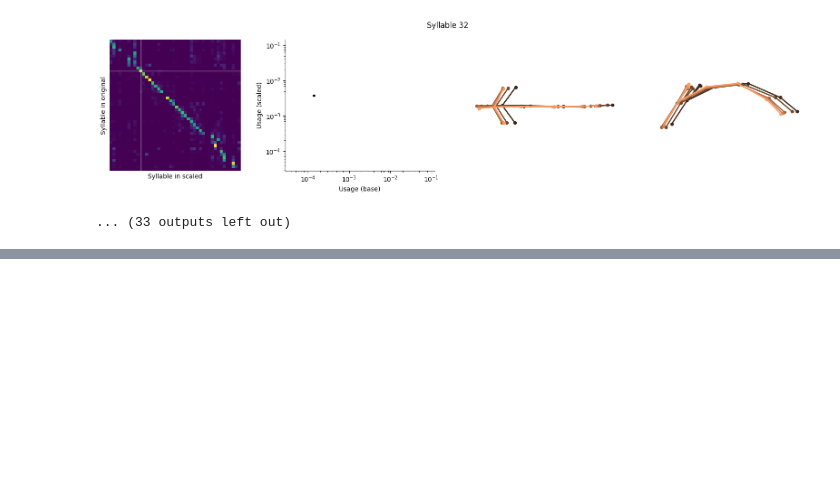
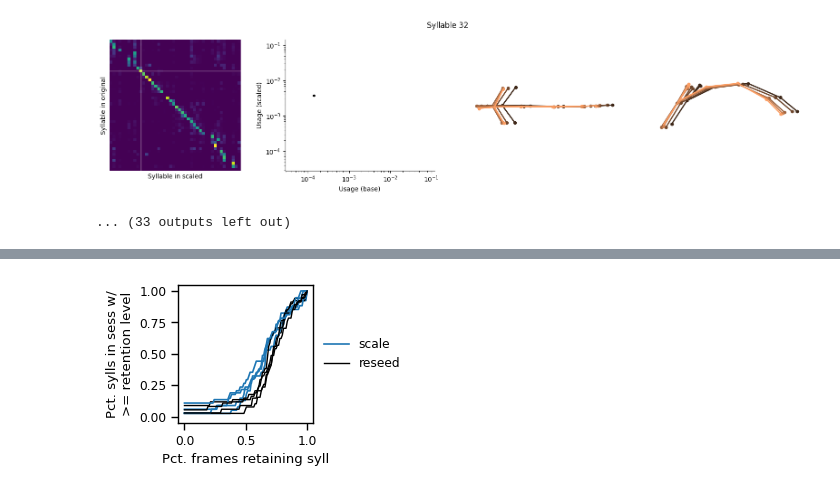
Before and after one commit to kaijfox/kpsn-moseq, a Jupyter notebook: notebooks/kpms_dilation_analysis.ipynb, the cells around one changed output, grey strips where cells are left out. Saved outputs shown, nothing was run; the diff lists cells and outputs as text; code cells hidden in the pictures; blank space fills up the shorter version.

```diff
--- a/notebooks/kpms_dilation_analysis.ipynb
+++ b/notebooks/kpms_dilation_analysis.ipynb
@@ -380,0 +452,21 @@ Reloading 'keypoint_moseq.util'.
+# %%
+# retention scores for each syllable
+reusage_scale = np.array([
+    np.diag(viz.confusion.confusion_matrix(syllseqs_main[f'{r}{ini_k}'], syllseqs_main[f'{r}{alt_k}'], sylls))
+    for r in recs])
+reusage_reseed = np.array([
+    np.diag(viz.confusion.confusion_matrix(syllseqs_main[f'{r}{ini_k}'], syllseqs_dup[f'{r}{ini_k}'], sylls))
+    for r in recs])
+# masks of syllables used in original video
+used_mask = [counts_main[f'{r}{ini_k}'] != 0 for r in recs]
+# masks of syllables with low retention
+lowret_scale  = [reusage_scale [i, used_mask[i]] < 0.5 for i in range(len(recs))]
+lowret_reseed = [reusage_reseed[i, used_mask[i]] < 0.5 for i in range(len(recs))]
+# pcts of used syllables with low retention
+cutoff_reusage_scale  = [lowret_scale [i].mean() for i in range(len(recs))]
+cutoff_reusage_reseed = [lowret_reseed[i].mean() for i in range(len(recs))]
+# usage pcts of syllables with low retention
+usage_lowret_scale  = np.concatenate([pcts_main[f'{r}{ini_k}'][used_mask[i]][ lowret_scale [i]] for i, r in enumerate(recs)]).ravel()
+usage_lowret_reseed = np.concatenate([pcts_main[f'{r}{ini_k}'][used_mask[i]][ lowret_reseed[i]] for i, r in enumerate(recs)]).ravel()
+usage_hiret_scale   = np.concatenate([pcts_main[f'{r}{ini_k}'][used_mask[i]][~lowret_scale [i]] for i, r in enumerate(recs)]).ravel()
+usage_hiret_reseed  = np.concatenate([pcts_main[f'{r}{ini_k}'][used_mask[i]][~lowret_reseed[i]] for i, r in enumerate(recs)]).ravel()
@@ -380,0 +512,22 @@ Reloading 'keypoint_moseq.util'.
+# %%
+from scipy import stats
+
+fig, ax = plt.subplots(1, 1, figsize = (3.2, 2.1))
+
+for i in range(len(recs)):
+    ecdf_reseed = stats.ecdf(reusage_reseed[i, used_mask[i]])
+    ecdf_scale  = stats.ecdf(reusage_scale[i, used_mask[i]])
+    x = np.linspace(0, 1, 100)
+    ax.plot(x,  ecdf_scale.cdf.evaluate(x), 'C0-',
+            label = 'scale' if i == 0 else None)
+    ax.plot(x, ecdf_reseed.cdf.evaluate(x), 'k-', lw = 1,
+            label = 'reseed' if i == 0 else None)
+ax.set_ylabel("Pct. sylls in sess w/\n>= retention level")
+ax.set_xlabel("Pct. frames retaining syll")
+ax.set_ylim(-0.05, None)
+ax.legend(loc = 'center left', bbox_to_anchor = (1, 0.5), frameon = False)
+plt.tight_layout()
+fig.savefig(f"{plot_dir}/twoscale_syll_switch_cdf.png", dpi=300)
+plt.show()
+# %% [output]
+[figure, added]
```
Also changed, not shown: parts of 17 cells of this notebook, 18 other files.
